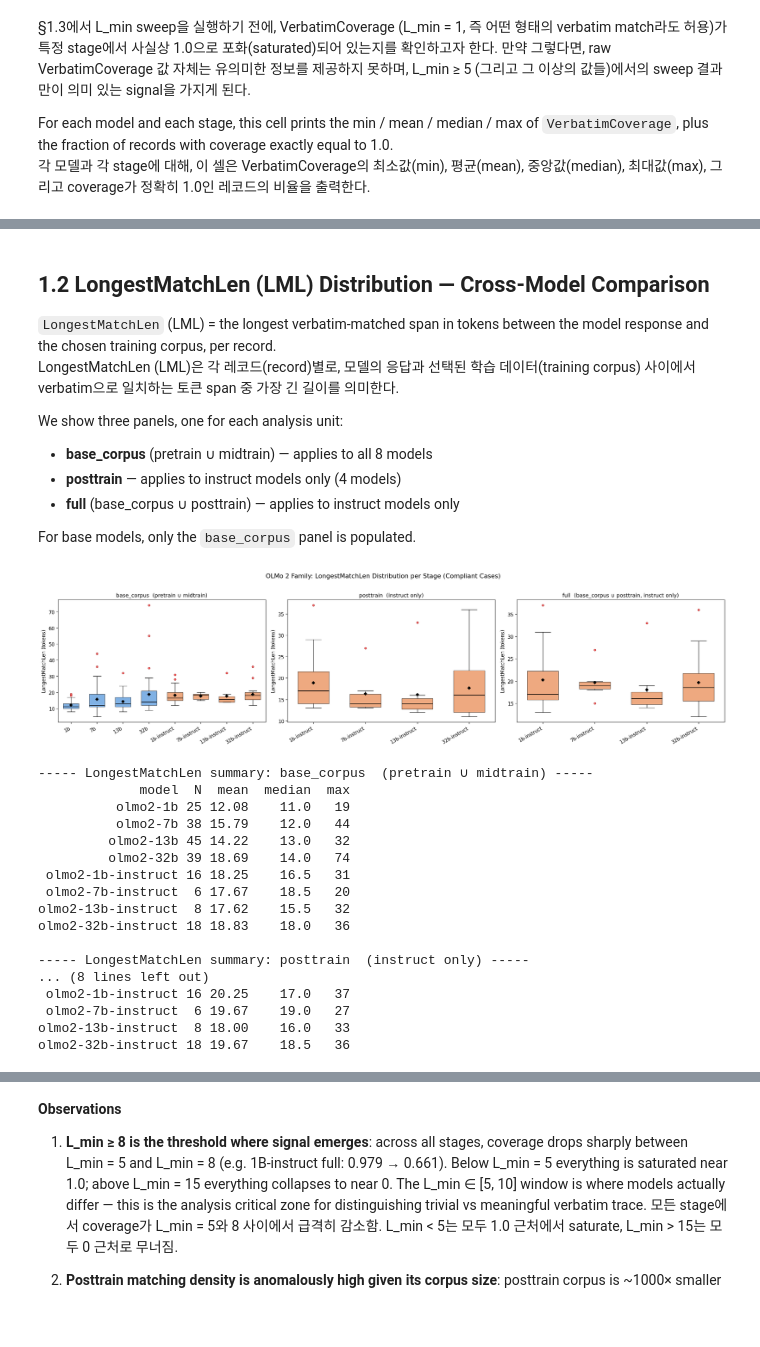
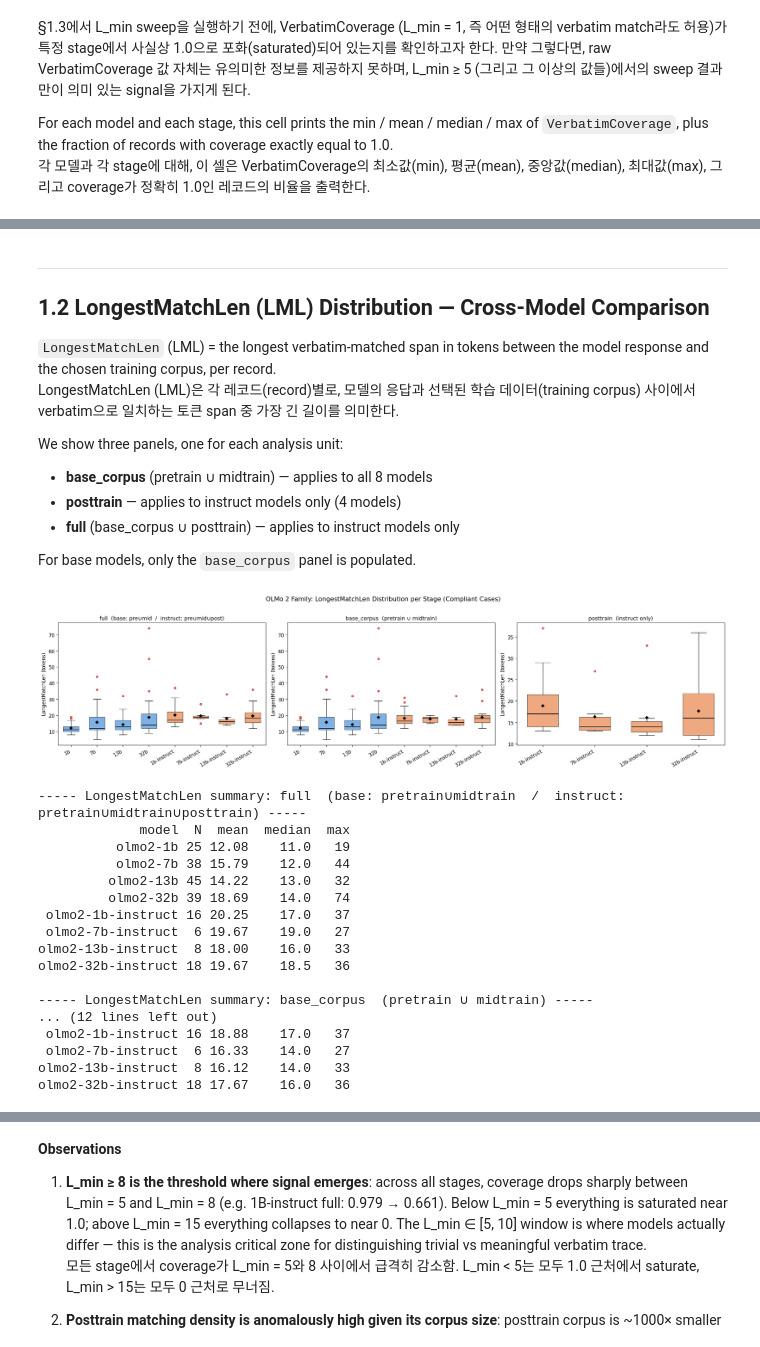
Before and after one commit to thillai-c/pretraining-trace, a Jupyter notebook: analysis/analyze_e1_olmo2_v1.ipynb, the cells around one changed output, grey strips where cells are left out. Saved outputs shown, nothing was run; the diff lists cells and outputs as text; code cells hidden in the pictures; blank space fills up the shorter version.

Commit message:
Update analyze_response_olmo2_v1.ipynb

```diff
--- a/analysis/analyze_e1_olmo2_v1.ipynb
+++ b/analysis/analyze_e1_olmo2_v1.ipynb
@@ -150,7 +151,7 @@ for model_key, cfg in MODELS.items():
         if stage_name == 'posttrain' and not is_instruct:
             continue
 
-        filepath = os.path.join('..', 'results', cfg['out_dir'], subdir, 'e1_verbatim_standard.json')
+        filepath = os.path.join('..', 'results', cfg['out_dir'], 'e1', subdir, 'e1_verbatim_standard.json')
         if not os.path.isfile(filepath):
             print(f"  [MISSING] {model_key} / {stage_name}: {filepath}")
             continue
@@ -332,7 +333,7 @@ summary = df.groupby('model').agg(
 
 summary = summary.reindex(order)
 
-print("----- Per-Model E1 Summary (Compliant Cases, best-available stage) -----")
+print("\n----- Per-Model E1 Summary (Compliant Cases, best-available stage) -----")
 print("  base models   → metrics on stage = base_corpus  (pretrain ∪ midtrain)")
 print("  instruct models → metrics on stage = full       (pretrain ∪ midtrain ∪ posttrain)")
 print()
@@ -577,4 +554,6 @@ for mk in order:
 # %% [markdown]
+---
+
 ## 1.2  LongestMatchLen (LML) Distribution — Cross-Model Comparison
 
 `LongestMatchLen` (LML) = the longest verbatim-matched span in tokens between the model
@@ -592,8 +571,13 @@ For base models, only the `base_corpus` panel is populated.
 def boxplot_lml(stage, ax, title):
     data, labels, colors = [], [], []
     for model_key in order:
-        col = f'LongestMatchLen_{stage}'
         sub = df[df['model'] == model_key]
+        is_instruct = (MODELS[model_key]['family'] == 'instruct')
+        if stage == 'full':
+            # Base: base_corpus (pre ∪ mid)  /  Instruct: full (pre ∪ mid ∪ post)
+            col = 'LongestMatchLen_full' if is_instruct else 'LongestMatchLen_base_corpus'
+        else:
+            col = f'LongestMatchLen_{stage}'
         vals = sub[col].dropna().values
         if len(vals) == 0:
             continue
@@ -609,13 +593,13 @@ def boxplot_lml(stage, ax, title):
     bp = ax.boxplot(
         data, labels=labels, patch_artist=True, showmeans=True,
         meanprops={'marker': 'D', 'markerfacecolor': 'black',
-                'markeredgecolor': 'black', 'markersize': 4},      # 6 → 4
+                'markeredgecolor': 'black', 'markersize': 4},
         flierprops={'marker': 'o', 'markerfacecolor': 'red',
-                    'markeredgecolor': 'darkred', 'markersize': 4, 'alpha': 0.6},  # 5 → 4
-        medianprops={'color': 'black', 'linewidth': 1.2},             # 2.0 → 1.2
-        whiskerprops={'color': 'black', 'linewidth': 0.8},            # 1.5 → 0.8
-        capprops={'color': 'black', 'linewidth': 0.8},                # 1.5 → 0.8
-        boxprops={'edgecolor': 'black', 'linewidth': 0.8},            # 1.2 → 0.8
+                    'markeredgecolor': 'darkred', 'markersize': 4, 'alpha': 0.6},
+        medianprops={'color': 'black', 'linewidth': 1.2},
+        whiskerprops={'color': 'black', 'linewidth': 0.8},
+        capprops={'color': 'black', 'linewidth': 0.8},
+        boxprops={'edgecolor': 'black', 'linewidth': 0.8},
         widths=0.6,
     )
 
@@ -628,58 +612,61 @@ def boxplot_lml(stage, ax, title):
     plt.setp(ax.get_xticklabels(), rotation=30, ha='right')
 
 fig, axes = plt.subplots(1, 3, figsize=(20, 5))
-boxplot_lml('base_corpus', axes[0], 'base_corpus  (pretrain ∪ midtrain)')
-boxplot_lml('posttrain',   axes[1], 'posttrain  (instruct only)')
-boxplot_lml('full',        axes[2], 'full  (base_corpus ∪ posttrain, instruct only)')
+boxplot_lml('full',        axes[0], 'full  (base: pre∪mid  /  instruct: pre∪mid∪post)')
+boxplot_lml('base_corpus', axes[1], 'base_corpus  (pretrain ∪ midtrain)')
+boxplot_lml('posttrain',   axes[2], 'posttrain  (instruct only)')
 plt.suptitle('OLMo 2 Family: LongestMatchLen Distribution per Stage (Compliant Cases)',
              fontsize=13, y=1.02)
 plt.tight_layout()
 plt.show()
 
 # Numeric table: per-model LML mean/median/max for each stage
-stages = ['base_corpus', 'posttrain', 'full']
 stage_titles = {
+    'full':        'full  (base: pretrain∪midtrain  /  instruct: pretrain∪midtrain∪posttrain)',
     'base_corpus': 'base_corpus  (pretrain ∪ midtrain)',
     'posttrain':   'posttrain  (instruct only)',
-    'full':        'full  (base_corpus ∪ posttrain, instruct only)',
 }
 
-for stage in stages:
+for stage in ['full', 'base_corpus', 'posttrain']:
     rows = []
     for model_key in order:
         sub = df[df['model'] == model_key]
-        col = f'LongestMatchLen_{stage}'
+        is_instruct = (MODELS[model_key]['family'] == 'instruct')
+        if stage == 'full':
+            col = 'LongestMatchLen_full' if is_instruct else 'LongestMatchLen_base_corpus'
+        else:
+            col = f'LongestMatchLen_{stage}'
         vals = sub[col].dropna()
         if len(vals) == 0:
             continue
         rows.append({
             'model':  model_key,
             'N':      len(vals),
             'mean':   round(vals.mean(),   2),
             'median': round(vals.median(), 1),
             'max':    int(vals.max()),
         })
     print(f"\n----- LongestMatchLen summary: {stage_titles[stage]} -----")
     print(pd.DataFrame(rows).to_string(index=False))
 # %% [output]
-[figure, old version]
+[figure, new version]
------ LongestMatchLen summary: base_corpus  (pretrain ∪ midtrain) -----
+----- LongestMatchLen summary: full  (base: pretrain∪midtrain  /  instruct: pretrain∪midtrain∪posttrain) -----
              model  N  mean  median  max
           olmo2-1b 25 12.08    11.0   19
           olmo2-7b 38 15.79    12.0   44
          olmo2-13b 45 14.22    13.0   32
          olmo2-32b 39 18.69    14.0   74
- olmo2-1b-instruct 16 18.25    16.5   31
- olmo2-7b-instruct  6 17.67    18.5   20
-olmo2-13b-instruct  8 17.62    15.5   32
-olmo2-32b-instruct 18 18.83    18.0   36
-
------ LongestMatchLen summary: posttrain  (instruct only) -----
-... (8 lines left out)
  olmo2-1b-instruct 16 20.25    17.0   37
  olmo2-7b-instruct  6 19.67    19.0   27
 olmo2-13b-instruct  8 18.00    16.0   33
 olmo2-32b-instruct 18 19.67    18.5   36
+
+----- LongestMatchLen summary: base_corpus  (pretrain ∪ midtrain) -----
+... (12 lines left out)
+ olmo2-1b-instruct 16 18.88    17.0   37
+ olmo2-7b-instruct  6 16.33    14.0   27
+olmo2-13b-instruct  8 16.12    14.0   33
+olmo2-32b-instruct 18 17.67    16.0   36
 # %% [markdown]
 **Observations**
 
```
Also changed, not shown: parts of 22 cells of this notebook, 39 other files.
